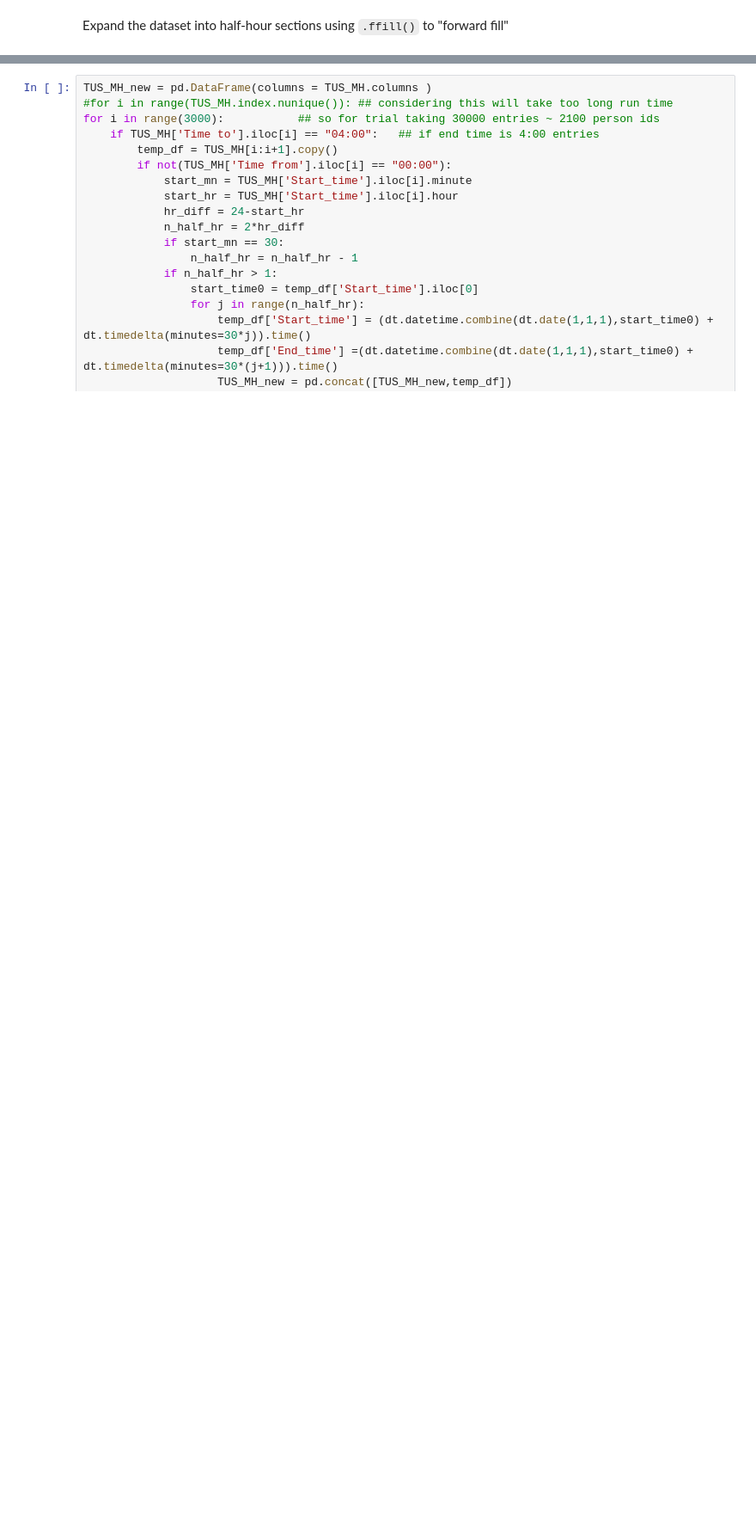
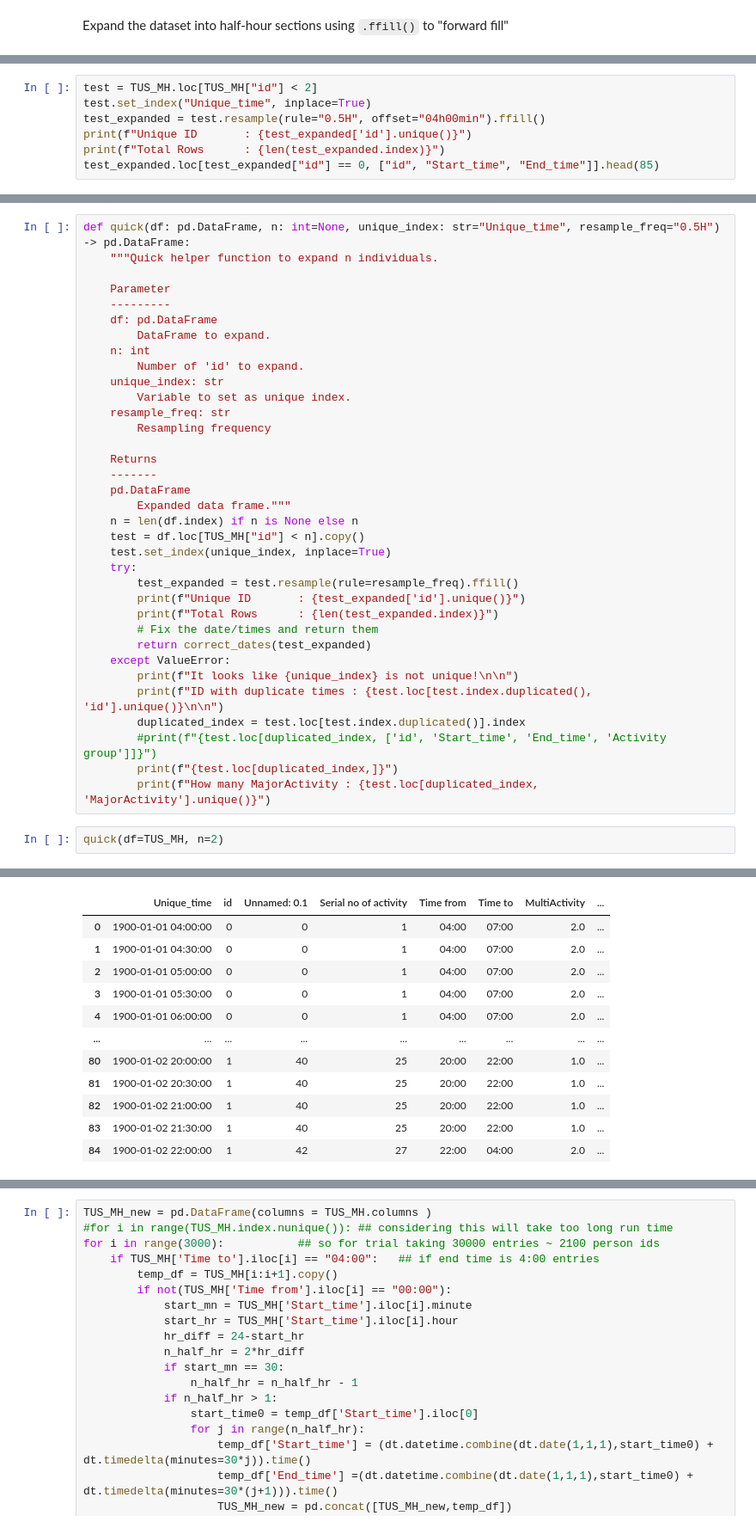
Before and after one commit to rjsayani/TUS_india, a Jupyter notebook: Rural_time_use_analysis_MH_v9.ipynb, the cells around one changed output, grey strips where cells are left out. Shown at 86% size. Drawn from its saved outputs; the diff is of its cells as text; blank space fills up the shorter version.

```diff
--- a/Rural_time_use_analysis_MH_v9.ipynb
+++ b/Rural_time_use_analysis_MH_v9.ipynb
@@ -210,0 +262,7 @@ case six hours).
+# %%
+test = TUS_MH.loc[TUS_MH["id"] < 2]
+test.set_index("Unique_time", inplace=True)
+test_expanded = test.resample(rule="0.5H", offset="04h00min").ffill()
+print(f"Unique ID       : {test_expanded['id'].unique()}")
+print(f"Total Rows      : {len(test_expanded.index)}")
+test_expanded.loc[test_expanded["id"] == 0, ["id", "Start_time", "End_time"]].head(85)
@@ -210,0 +392,38 @@ case six hours).
+# %%
+def quick(df: pd.DataFrame, n: int=None, unique_index: str="Unique_time", resample_freq="0.5H") -> pd.DataFrame:
+    """Quick helper function to expand n individuals.
+
+    Parameter
+    ---------
+    df: pd.DataFrame
+        DataFrame to expand.
+    n: int
+        Number of 'id' to expand.
+    unique_index: str
+        Variable to set as unique index.
+    resample_freq: str
+        Resampling frequency
+
+    Returns
+    -------
+    pd.DataFrame
+        Expanded data frame."""
+    n = len(df.index) if n is None else n
+    test = df.loc[TUS_MH["id"] < n].copy()
+    test.set_index(unique_index, inplace=True)
+    try:
+        test_expanded = test.resample(rule=resample_freq).ffill()
+        print(f"Unique ID       : {test_expanded['id'].unique()}")
+        print(f"Total Rows      : {len(test_expanded.index)}")
+        # Fix the date/times and return them
+        return correct_dates(test_expanded)
+    except ValueError:
+        print(f"It looks like {unique_index} is not unique!\n\n")
+        print(f"ID with duplicate times : {test.loc[test.index.duplicated(), 'id'].unique()}\n\n")
+        duplicated_index = test.loc[test.index.duplicated()].index
+        #print(f"{test.loc[duplicated_index, ['id', 'Start_time', 'End_time', 'Activity group']]}")
+        print(f"{test.loc[duplicated_index,]}")
+        print(f"How many MajorActivity : {test.loc[duplicated_index, 'MajorActivity'].unique()}")
+# %%
+quick(df=TUS_MH, n=2)
+# %% [output]
@@ -210,0 +432,12 @@ case six hours).
+|  | Unique_time | id | Unnamed: 0.1 | Serial no of activity | Time from | Time to | MultiActivity | ... |
+| 0 | 1900-01-01 04:00:00 | 0 | 0 | 1 | 04:00 | 07:00 | 2.0 | ... |
+| 1 | 1900-01-01 04:30:00 | 0 | 0 | 1 | 04:00 | 07:00 | 2.0 | ... |
+| 2 | 1900-01-01 05:00:00 | 0 | 0 | 1 | 04:00 | 07:00 | 2.0 | ... |
+| 3 | 1900-01-01 05:30:00 | 0 | 0 | 1 | 04:00 | 07:00 | 2.0 | ... |
+| 4 | 1900-01-01 06:00:00 | 0 | 0 | 1 | 04:00 | 07:00 | 2.0 | ... |
+| ... | ... | ... | ... | ... | ... | ... | ... | ... |
+| 80 | 1900-01-02 20:00:00 | 1 | 40 | 25 | 20:00 | 22:00 | 1.0 | ... |
+| 81 | 1900-01-02 20:30:00 | 1 | 40 | 25 | 20:00 | 22:00 | 1.0 | ... |
+| 82 | 1900-01-02 21:00:00 | 1 | 40 | 25 | 20:00 | 22:00 | 1.0 | ... |
+| 83 | 1900-01-02 21:30:00 | 1 | 40 | 25 | 20:00 | 22:00 | 1.0 | ... |
+| 84 | 1900-01-02 22:00:00 | 1 | 42 | 27 | 22:00 | 04:00 | 2.0 | ... |
```
Also changed, not shown: parts of 37 cells of this notebook.
